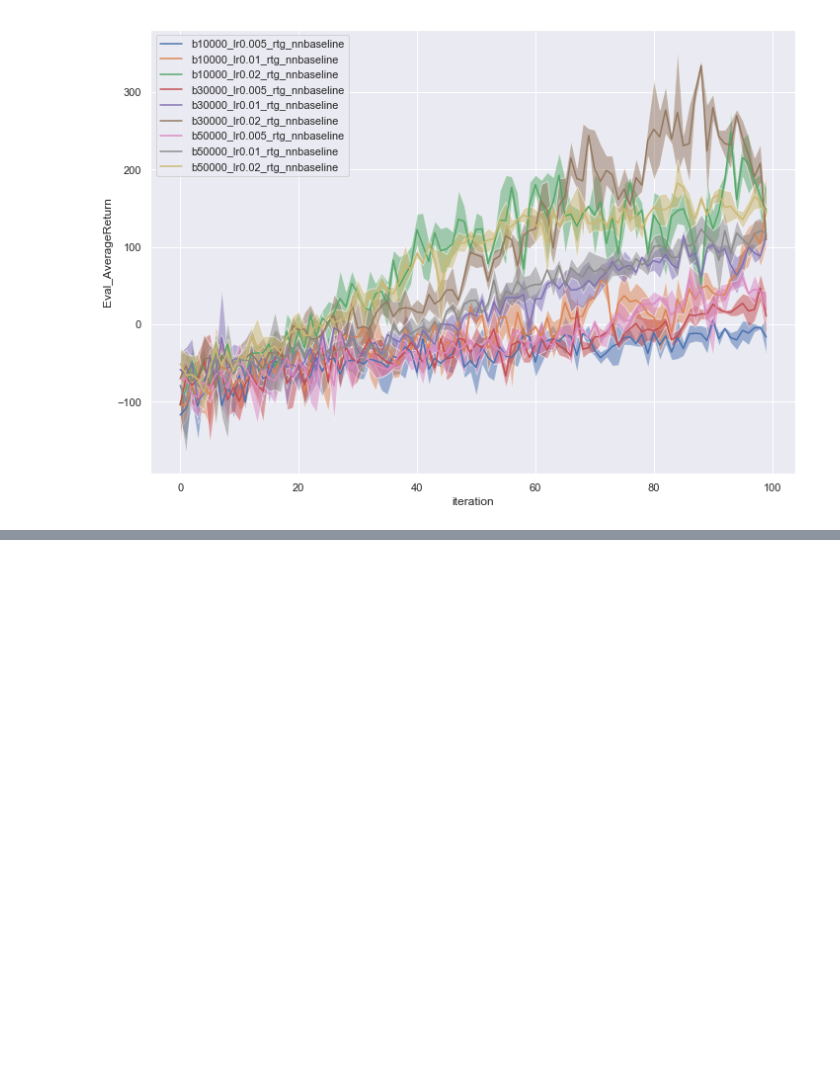
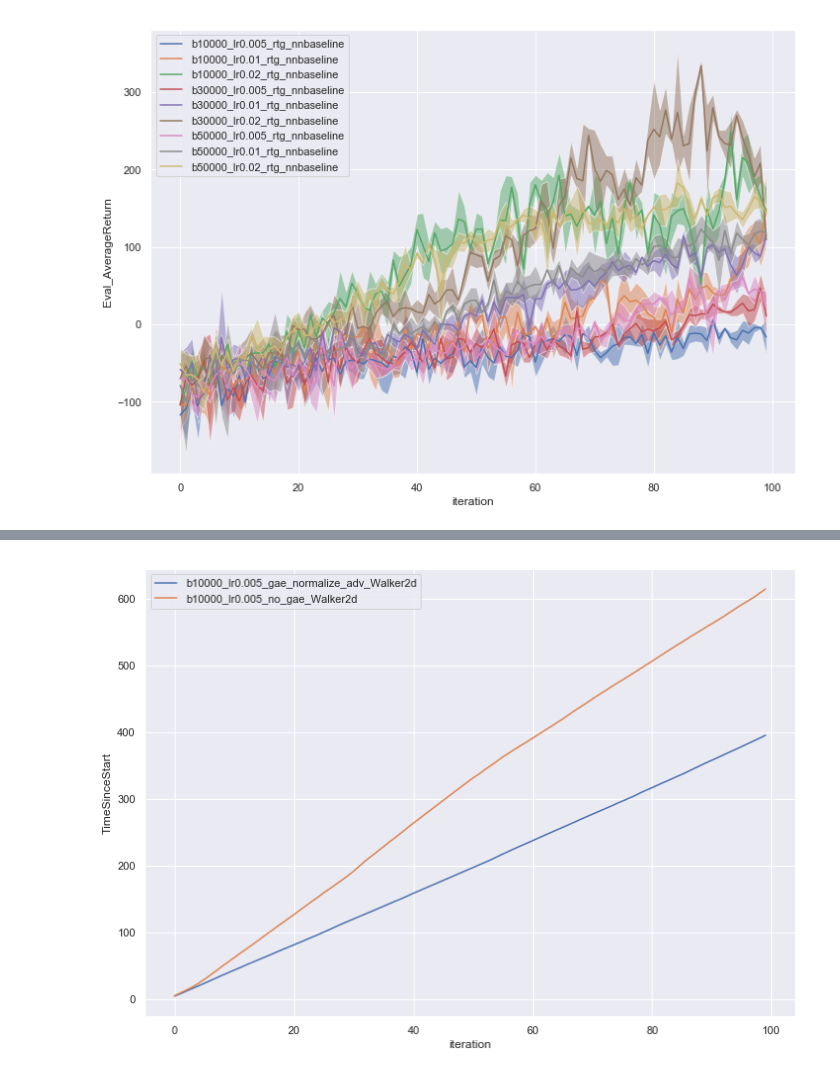
Before and after one commit to chengxuxin/CS285-DRL, a Jupyter notebook: hw2/plot.ipynb, the cells around one changed output, grey strips where cells are left out. Drawn from its saved outputs; the diff is of its cells as text; code cells hidden in the pictures; blank space fills up the shorter version.

```diff
--- a/hw2/plot.ipynb
+++ b/hw2/plot.ipynb
@@ -97,0 +111,11 @@ ax.figure.savefig('../../hw2_submission/exp4.1.png')
+# %%
+names = ['b10000_lr0.005_gae_normalize_adv_Walker2d', 'b10000_lr0.005_no_gae_Walker2d']
+file_names = find_file(names)
+for file_name in file_names:
+    df = get_section_results(file_name)
+    ax = sns.lineplot(x='step', y='TimeSinceStart', data=df)
+plt.xlabel('iteration')
+ax.legend(names)
+plt.savefig('../../hw2_submission/bonus2.2.jpg')
+# %% [output]
+[figure, added]
```
Also changed, not shown: parts of 10 cells of this notebook, 4 other files.
